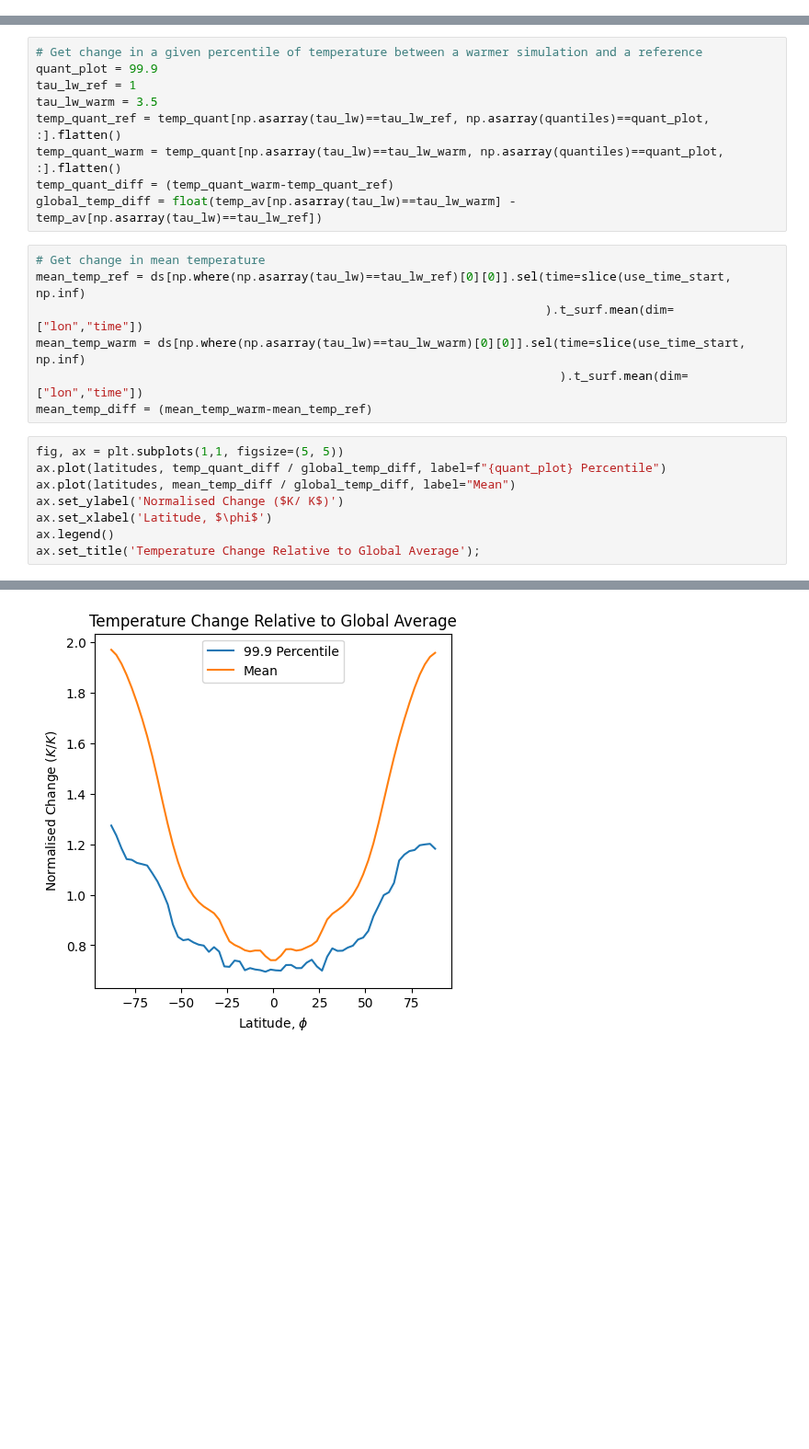
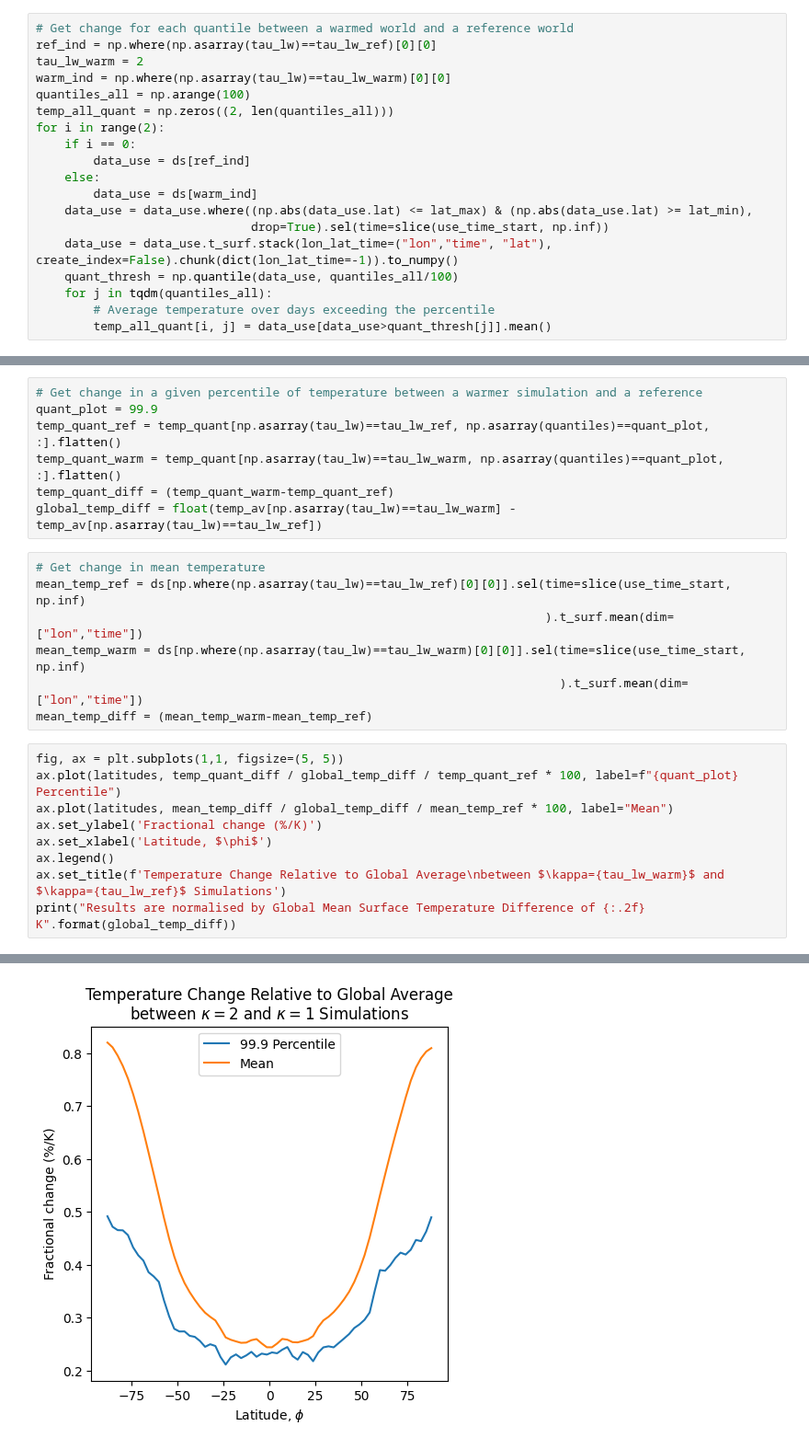
Before and after one commit to jduffield65/Isca, a Jupyter notebook: jobs/tau_sweep/aquaplanet/quantile_notebook.ipynb, the cells around one changed output, grey strips where cells are left out. Shown at 92% size. Saved outputs shown, nothing was run; the diff lists cells and outputs as text; blank space fills up the shorter version.

```diff
--- a/jobs/tau_sweep/aquaplanet/quantile_notebook.ipynb
+++ b/jobs/tau_sweep/aquaplanet/quantile_notebook.ipynb
@@ -149,0 +204,19 @@ ax.set_title('Tropics');
+# %%
+# Get change for each quantile between a warmed world and a reference world
+ref_ind = np.where(np.asarray(tau_lw)==tau_lw_ref)[0][0]
+tau_lw_warm = 2
+warm_ind = np.where(np.asarray(tau_lw)==tau_lw_warm)[0][0]
+quantiles_all = np.arange(100)
+temp_all_quant = np.zeros((2, len(quantiles_all)))
+for i in range(2):
+    if i == 0:
+        data_use = ds[ref_ind]
+    else:
+        data_use = ds[warm_ind]
+    data_use = data_use.where((np.abs(data_use.lat) <= lat_max) & (np.abs(data_use.lat) >= lat_min),
+                              drop=True).sel(time=slice(use_time_start, np.inf))
+    data_use = data_use.t_surf.stack(lon_lat_time=("lon","time", "lat"), create_index=False).chunk(dict(lon_lat_time=-1)).to_numpy()
+    quant_thresh = np.quantile(data_use, quantiles_all/100)
+    for j in tqdm(quantiles_all):
+        # Average temperature over days exceeding the percentile
+        temp_all_quant[i, j] = data_use[data_use>quant_thresh[j]].mean()
@@ -153,8 +237,6 @@ The plot below is inspired by Figure 2 in *O'Gorman Schneider 2009*, showing the
 # %%
 # Get change in a given percentile of temperature between a warmer simulation and a reference
 quant_plot = 99.9
-tau_lw_ref = 1
-tau_lw_warm = 3.5
 temp_quant_ref = temp_quant[np.asarray(tau_lw)==tau_lw_ref, np.asarray(quantiles)==quant_plot, :].flatten()
 temp_quant_warm = temp_quant[np.asarray(tau_lw)==tau_lw_warm, np.asarray(quantiles)==quant_plot, :].flatten()
 temp_quant_diff = (temp_quant_warm-temp_quant_ref)
@@ -168,10 +250,11 @@ mean_temp_warm = ds[np.where(np.asarray(tau_lw)==tau_lw_warm)[0][0]].sel(time=sl
 mean_temp_diff = (mean_temp_warm-mean_temp_ref)
 # %%
 fig, ax = plt.subplots(1,1, figsize=(5, 5))
-ax.plot(latitudes, temp_quant_diff / global_temp_diff, label=f"{quant_plot} Percentile")
-ax.plot(latitudes, mean_temp_diff / global_temp_diff, label="Mean")
-ax.set_ylabel('Normalised Change ($K/ K$)')
+ax.plot(latitudes, temp_quant_diff / global_temp_diff / temp_quant_ref * 100, label=f"{quant_plot} Percentile")
+ax.plot(latitudes, mean_temp_diff / global_temp_diff / mean_temp_ref * 100, label="Mean")
+ax.set_ylabel('Fractional change (%/K)')
 ax.set_xlabel('Latitude, $\phi$')
 ax.legend()
-ax.set_title('Temperature Change Relative to Global Average');
+ax.set_title(f'Temperature Change Relative to Global Average\nbetween $\kappa={tau_lw_warm}$ and $\kappa={tau_lw_ref}$ Simulations')
+print("Results are normalised by Global Mean Surface Temperature Difference of {:.2f} K".format(global_temp_diff))
 # %% [output]
@@ -178 +262 @@ ax.set_title('Temperature Change Relative to Global Average');
-[figure, old version]
+[figure, new version]
```
Also changed, not shown: parts of 10 cells of this notebook, 13 other files.
